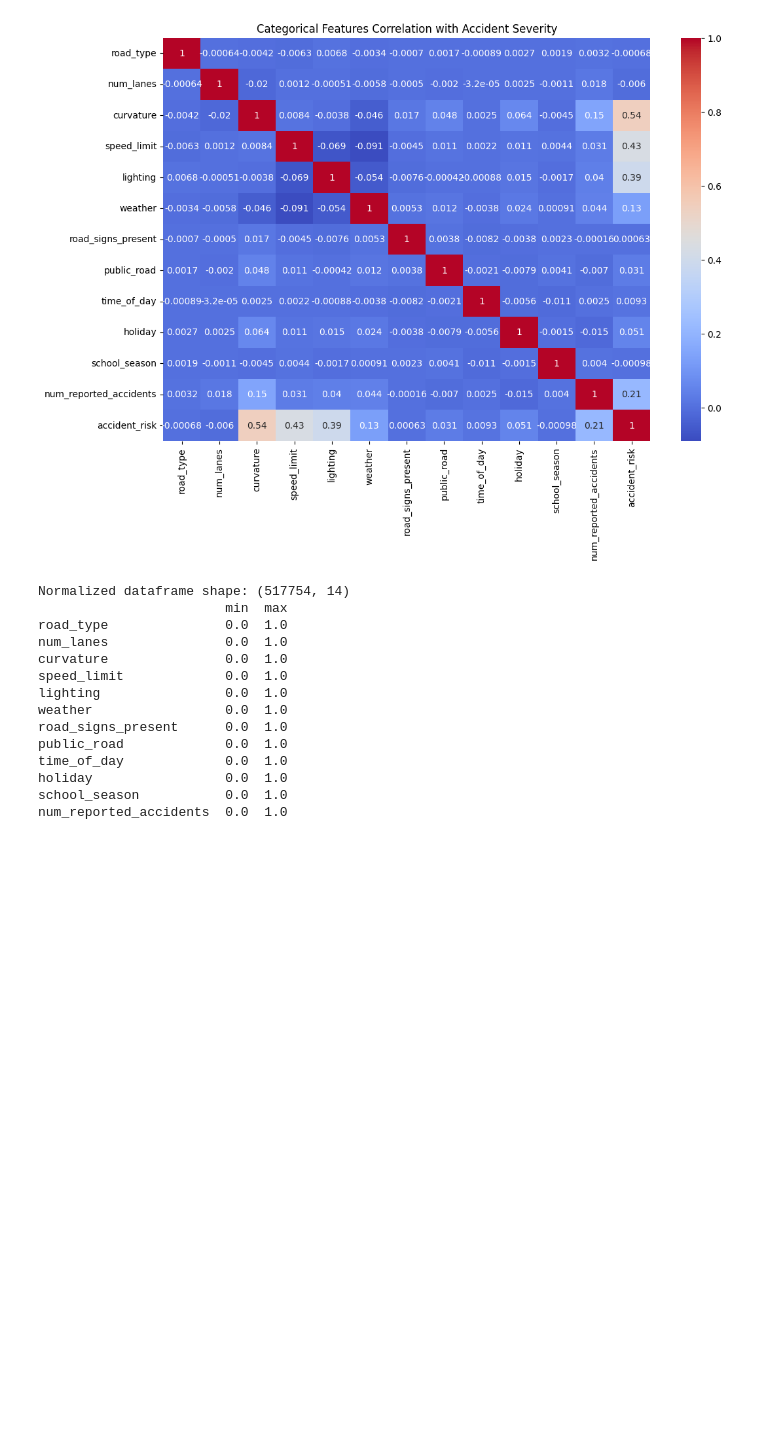
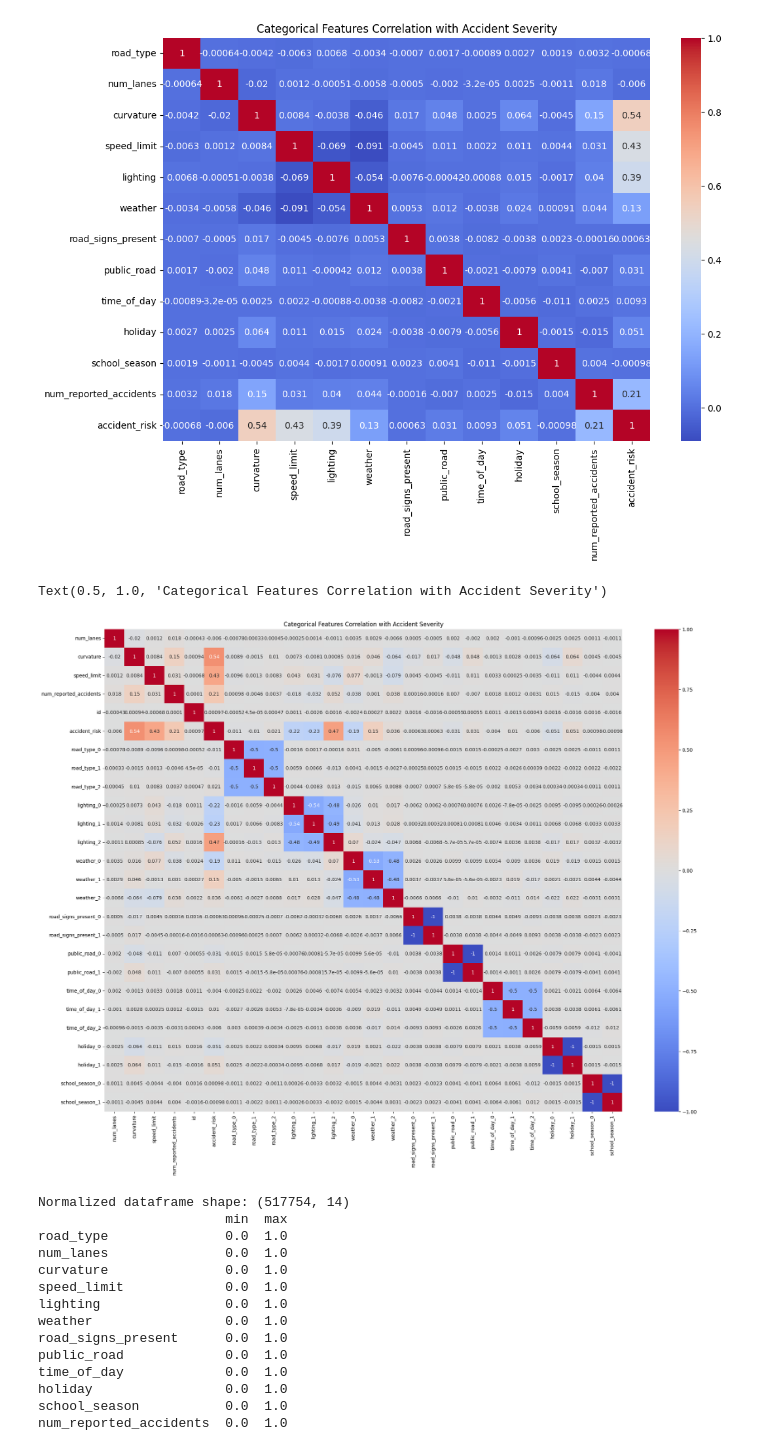
Before and after one commit to cringe-syco/ML, a Jupyter notebook: notebooks/road_accidents.ipynb, the cells around one changed output. Saved outputs shown, nothing was run; the diff lists cells and outputs as text; code cells hidden in the pictures; blank space fills up the shorter version.

```diff
--- a/notebooks/road_accidents.ipynb
+++ b/notebooks/road_accidents.ipynb
@@ -11,3 +11,29 @@ train_path = base_path + r'train.csv'
 test_path = base_path + r'test.csv'
 # %%
 df = pd.read_csv(train_path)
+# %%
+cat_cols = ['road_type', \
+        'lighting', \
+        'weather', \
+        'road_signs_present', \
+        'public_road', \
+        'time_of_day', \
+        'holiday', \
+        'school_season']
+# %%
+from sklearn.preprocessing import OneHotEncoder
+
+# Separate categorical and numerical columns
+categorical_cols = cat_cols
+numerical_cols = [col for col in df.columns if col not in categorical_cols + ['id', 'accident_risk']]
+
+# One-hot encode categorical columns
+ohe = OneHotEncoder(sparse_output=False, handle_unknown='ignore')
+ohe_features = ohe.fit_transform(df[categorical_cols])
+ohe_feature_names = ohe.get_feature_names_out(categorical_cols)
+df_ohe = pd.DataFrame(ohe_features, columns=ohe_feature_names, index=df.index)
+
+# Concatenate numerical columns and encoded categorical columns
+df_encoded = pd.concat([df[numerical_cols + ['id', 'accident_risk']], df_ohe], axis=1)
+
+df_encoded.head()
@@ -75,6 +109,13 @@ plt.title('Categorical Features Correlation with Accident Severity')
 # %% [output]
 Text(0.5, 1.0, 'Categorical Features Correlation with Accident Severity')
 [figure]
+# %%
+plt.figure(figsize=(24,18))
+sns.heatmap(df_encoded.corr(), annot=True, cmap='coolwarm')
+plt.title('Categorical Features Correlation with Accident Severity')
+# %% [output]
+Text(0.5, 1.0, 'Categorical Features Correlation with Accident Severity')
+[figure, added]
 # %%
 from sklearn.preprocessing import MinMaxScaler
 import joblib
```
Also changed, not shown: parts of 10 cells of this notebook, 2 other files.
